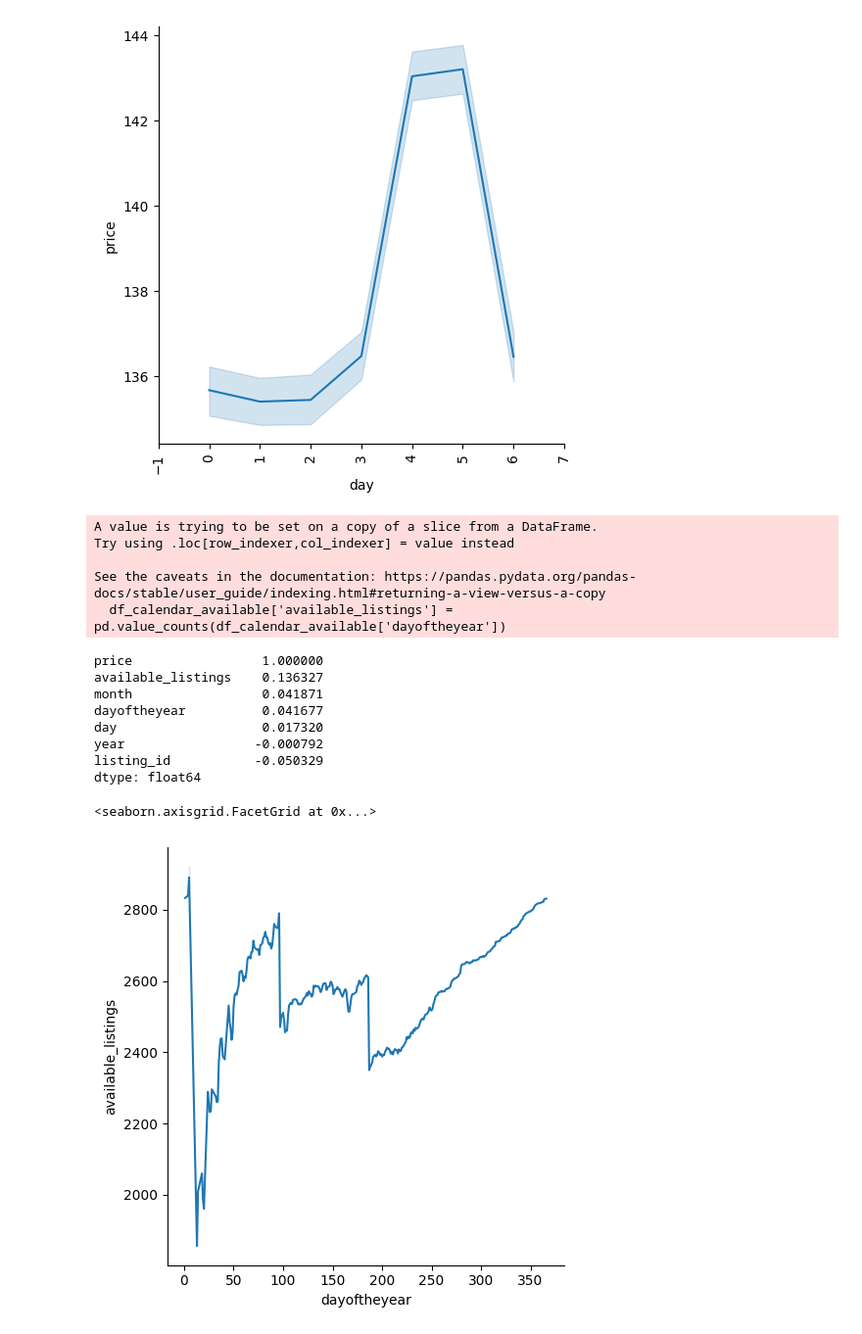
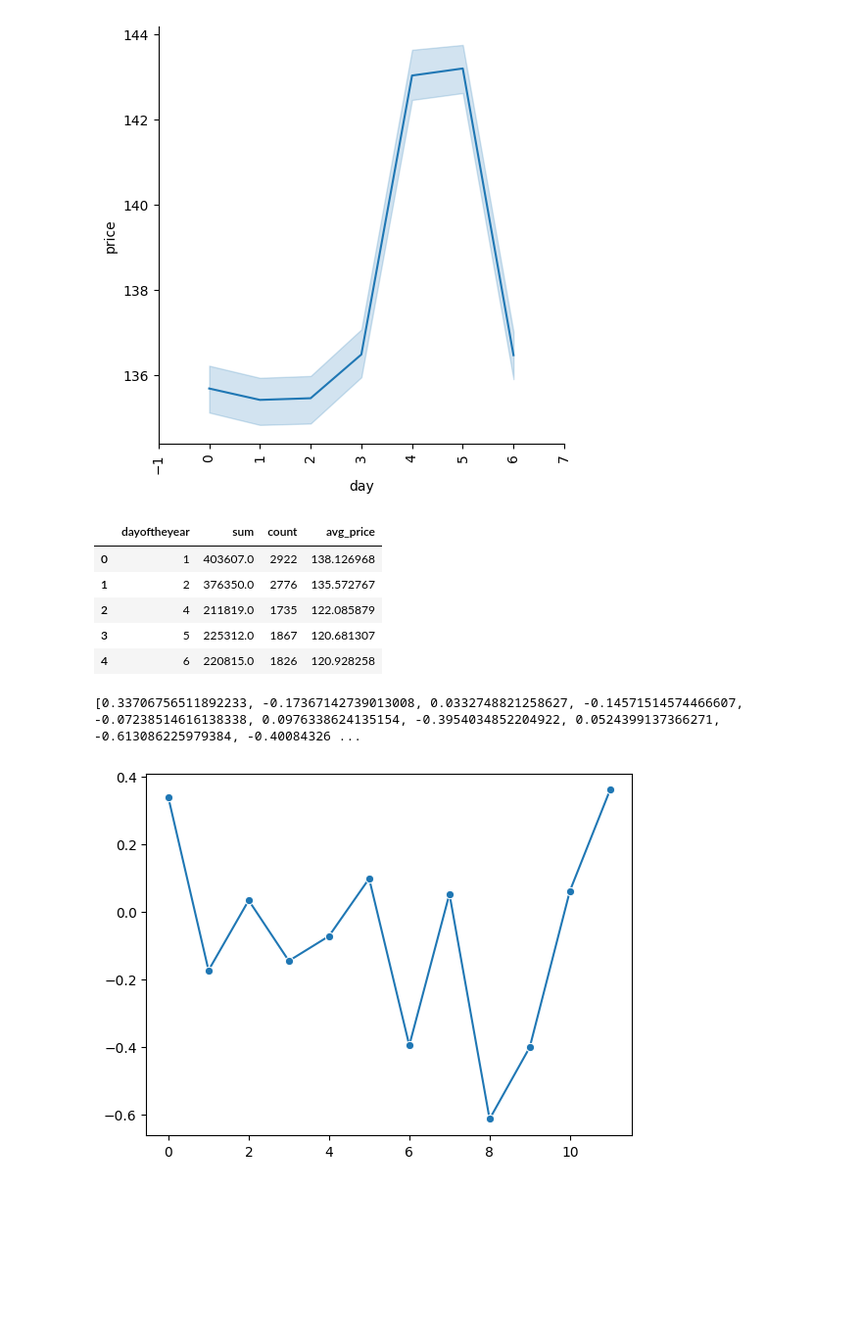
Before and after one commit to muellerch2293/airbnb, a Jupyter notebook: Untitled.ipynb, the cells around one changed output. Shown: that part at 98% size. Saved outputs shown, nothing was run; the diff lists cells and outputs as text; code cells hidden in the pictures; blank space fills up the shorter version.

```diff
--- a/Untitled.ipynb
+++ b/Untitled.ipynb
@@ -270,27 +270,39 @@ memory usage: 85.1+ MB
 # %%
 #availabilty per month
 #sns.countplot(x=df_calendar_available['dayoftheyear'])
 #calculate availability rate per day
 #df_calendar_available = pd.cut(df_calendar_available['dayoftheyear'],bins=pd.interval_range(start=0, end=365))
 #df_calendar_available =  pd.concat([df_calendar_available, df_new], axis=1, join='inner')
-df_calendar_available['available_listings'] =  pd.value_counts(df_calendar_available['dayoftheyear'])
-df_calendar_available.head(100)
-print(df_calendar_available.corr().unstack().sort_values(ascending=False).price[0:])
-sns.relplot(data=df_calendar_available, x="dayoftheyear", y="available_listings", kind="line")
+#df_calendar_available['available_listings'] =  pd.value_counts(df_calendar_available['dayoftheyear'])
+df_calendar_available_groupby_dayoftheyear= df_calendar_available.groupby('dayoftheyear')['price'].agg(['sum','count'])
+df_calendar_available_groupby_dayoftheyear['avg_price'] = df_calendar_available_groupby_dayoftheyear['sum'].div(df_calendar_available_groupby_dayoftheyear['count'])
+df_calendar_available_groupby_dayoftheyear.reset_index(inplace=True)
+display(df_calendar_available_groupby_dayoftheyear.head())
+#sns.regplot(x=df_calendar_available_groupby_dayoftheyear["count"], y=df_calendar_available_groupby_dayoftheyear["avg_price"])
+#we see no correlation between the number of listings and the price
+#lets divide into 12 groups and look into individual groups
+
+last_check = 0
+dfs = []
+correlation_per_month = []
+for x in range(1,13) :
+    ind = x * 30
+    dfs.append(df_calendar_available_groupby_dayoftheyear.loc[last_check:ind-1])
+    last_check = ind
+    correlation_per_month.append(dfs[x-1]['avg_price'].corr(dfs[x-1]['count']))
+    #sns.regplot(x=dfs[x]["count"], y=dfs[x]["avg_price"])
+
+sns.lineplot(data=correlation_per_month, marker="o")
+print(correlation_per_month)
+#
+#
 #df_calendar_available.head(100)
 # %% [output]
+|  | dayoftheyear | sum | count | avg_price |
+| 0 | 1 | 403607.0 | 2922 | 138.126968 |
+| 1 | 2 | 376350.0 | 2776 | 135.572767 |
+| 2 | 4 | 211819.0 | 1735 | 122.085879 |
+| 3 | 5 | 225312.0 | 1867 | 120.681307 |
+| 4 | 6 | 220815.0 | 1826 | 120.928258 |
-A value is trying to be set on a copy of a slice from a DataFrame.
-Try using .loc[row_indexer,col_indexer] = value instead
-
-See the caveats in the documentation: https://pandas.pydata.org/pandas-docs/stable/user_guide/indexing.html#returning-a-view-versus-a-copy
-  df_calendar_available['available_listings'] =  pd.value_counts(df_calendar_available['dayoftheyear'])
+[0.33706756511892233, -0.17367142739013008, 0.0332748821258627, -0.14571514574466607, -0.07238514616138338, 0.0976338624135154, -0.3954034852204922, 0.0524399137366271, -0.613086225979384, -0.40084326 ...
-price                 1.000000
-available_listings    0.136327
-month                 0.041871
-dayoftheyear          0.041677
-day                   0.017320
-year                 -0.000792
-listing_id           -0.050329
-dtype: float64
-<seaborn.axisgrid.FacetGrid at 0x...>
-[figure, old version]
+[figure, new version]
```
Also changed, not shown: parts of 3 cells of this notebook.
